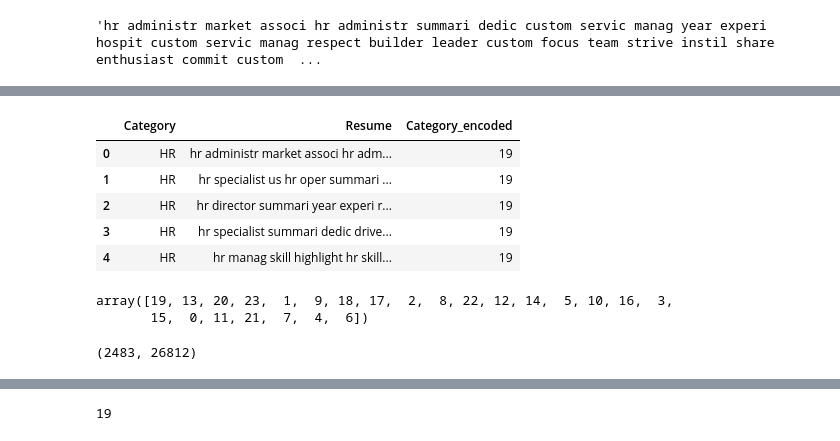
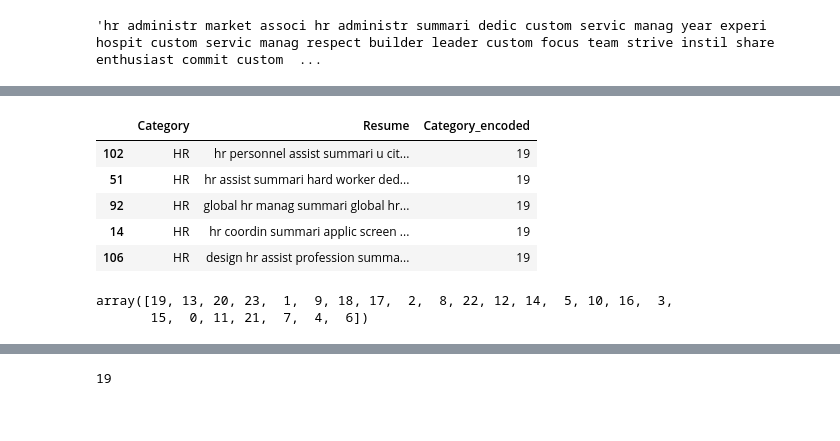
Before and after one commit to remon-rakibul/resume-categorization-ml, a Jupyter notebook: resume_classifier.ipynb, the cells around one changed output, grey strips where cells are left out. Drawn from its saved outputs; the diff is of its cells as text; code cells hidden in the pictures.

Commit message:
feat: balanced dataset to improve accuracy

```diff
--- a/resume_classifier.ipynb
+++ b/resume_classifier.ipynb
@@ -172,3 +172,23 @@ data.shape
 data.Resume[0]
 # %% [output]
 'hr administr market associ hr administr summari dedic custom servic manag year experi hospit custom servic manag respect builder leader custom focus team strive instil share enthusiast commit custom  ...
+# %%
+from sklearn.utils import resample
+
+# Define the maximum count among all categories
+max_count = data['Category'].value_counts().max()
+
+# Resample each category to match the maximum count
+balanced_data = []
+for category in data['Category'].unique():
+    category_data = data[data['Category'] == category]
+    if len(category_data) < max_count:
+        # Perform oversampling for categories with fewer samples
+        balanced_category_data = resample(category_data, replace=True, n_samples=max_count, random_state=42)
+    else:
+        # Perform undersampling for categories with more samples
+        balanced_category_data = resample(category_data, replace=False, n_samples=max_count, random_state=42)
+    balanced_data.append(balanced_category_data)
+
+# Concatenate the balanced data for all categories
+balanced_df = pd.concat(balanced_data)
@@ -176,14 +229,14 @@ data.Resume[0]
 from sklearn.preprocessing import LabelEncoder
 encoder=LabelEncoder()
 # %%
-data['Category_encoded']=encoder.fit_transform(data['Category'])
+balanced_df['Category_encoded']=encoder.fit_transform(balanced_df['Category'])
 # %%
-data.head()
+balanced_df.head()
 # %% [output]
 |  | Category | Resume | Category_encoded |
-| 0 | HR | hr administr market associ hr adm... | 19 |
-| 1 | HR | hr specialist us hr oper summari ... | 19 |
-| 2 | HR | hr director summari year experi r... | 19 |
-| 3 | HR | hr specialist summari dedic drive... | 19 |
-| 4 | HR | hr manag skill highlight hr skill... | 19 |
+| 102 | HR | hr personnel assist summari u cit... | 19 |
+| 51 | HR | hr assist summari hard worker ded... | 19 |
+| 92 | HR | global hr manag summari global hr... | 19 |
+| 14 | HR | hr coordin summari applic screen ... | 19 |
+| 106 | HR | design hr assist profession summa... | 19 |
 # %%
@@ -203,5 +247 @@ tfidf_matrix  = tfidf.transform(x)
-# %%
-tfidf_matrix.shape
-# %% [output]
-(2483, 26812)
 # %%
```
Also changed, not shown: parts of 19 cells of this notebook, 6 other files.
